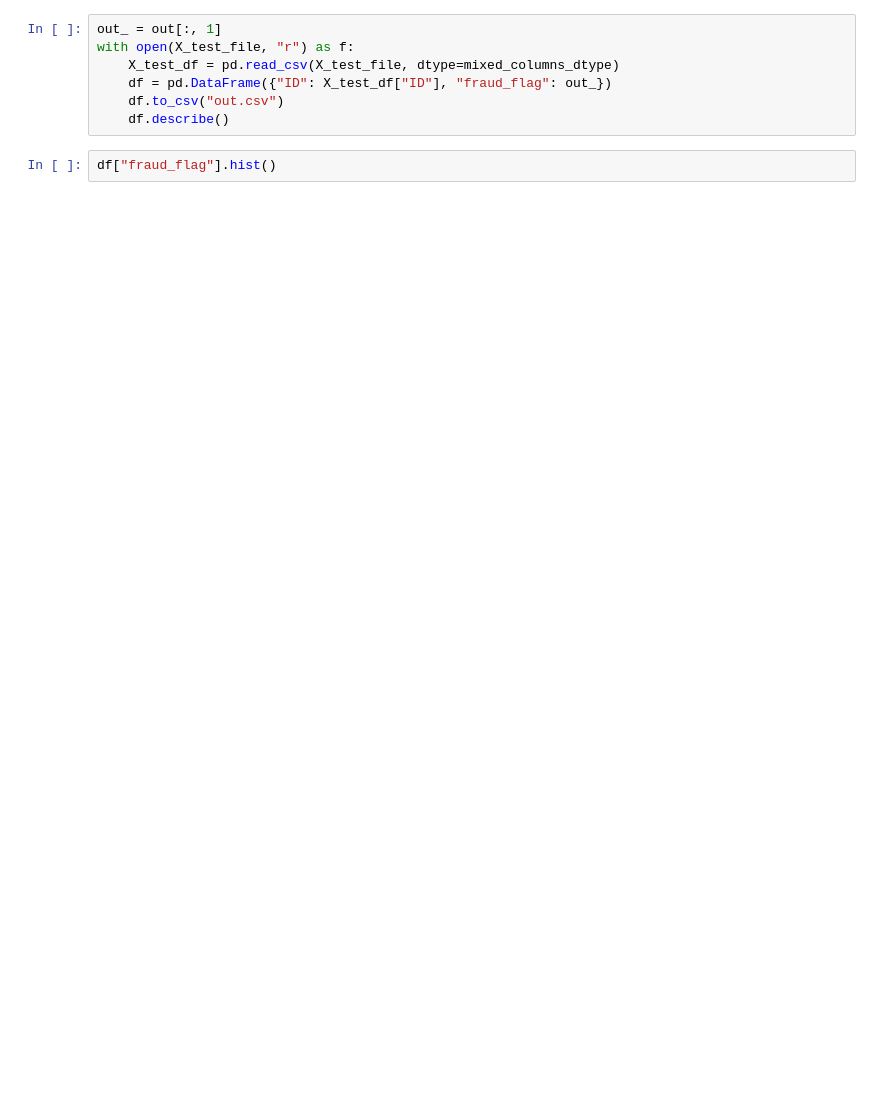
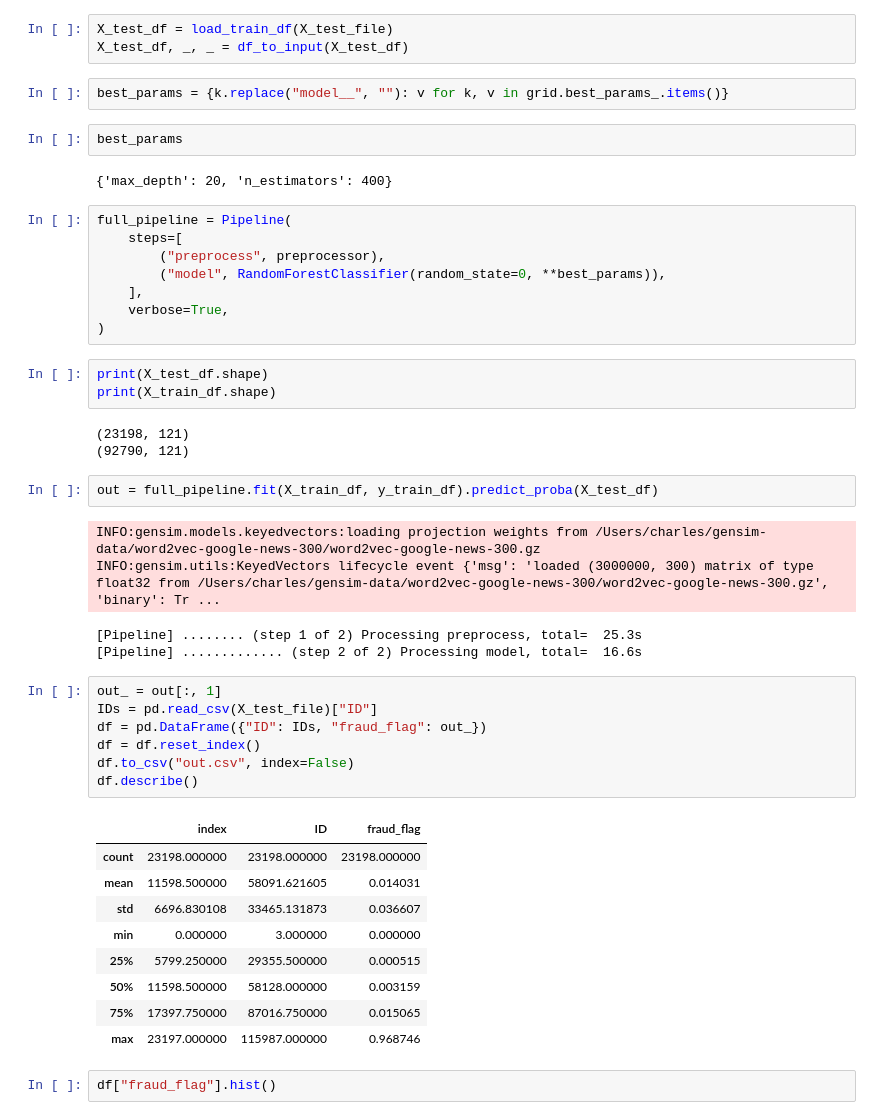
Before and after one commit to charles-zablit/challenge-STASC, a Jupyter notebook: test.ipynb, the cells around one changed output. Saved outputs shown, nothing was run; the diff lists cells and outputs as text; blank space fills up the shorter version.

```diff
--- a/test.ipynb
+++ b/test.ipynb
@@ -351,9 +174,49 @@ out = grid.best_estimator_.predict_proba(X_test_tranformed)
+# %%
+X_test_df = load_train_df(X_test_file)
+X_test_df, _, _ = df_to_input(X_test_df)
+# %%
+best_params = {k.replace("model__", ""): v for k, v in grid.best_params_.items()}
+# %%
+best_params
+# %% [output]
+{'max_depth': 20, 'n_estimators': 400}
+# %%
+full_pipeline = Pipeline(
+    steps=[
+        ("preprocess", preprocessor),
+        ("model", RandomForestClassifier(random_state=0, **best_params)),
+    ],
+    verbose=True,
+)
+# %%
+print(X_test_df.shape)
+print(X_train_df.shape)
+# %% [output]
+(23198, 121)
+(92790, 121)
+# %%
+out = full_pipeline.fit(X_train_df, y_train_df).predict_proba(X_test_df)
+# %% [output]
+INFO:gensim.models.keyedvectors:loading projection weights from /Users/charles/gensim-data/word2vec-google-news-300/word2vec-google-news-300.gz
+INFO:gensim.utils:KeyedVectors lifecycle event {'msg': 'loaded (3000000, 300) matrix of type float32 from /Users/charles/gensim-data/word2vec-google-news-300/word2vec-google-news-300.gz', 'binary': Tr ...
+[Pipeline] ........ (step 1 of 2) Processing preprocess, total=  25.3s
+[Pipeline] ............. (step 2 of 2) Processing model, total=  16.6s
 # %%
 out_ = out[:, 1]
-with open(X_test_file, "r") as f:
-    X_test_df = pd.read_csv(X_test_file, dtype=mixed_columns_dtype)
-    df = pd.DataFrame({"ID": X_test_df["ID"], "fraud_flag": out_})
-    df.to_csv("out.csv")
-    df.describe()
+IDs = pd.read_csv(X_test_file)["ID"]
+df = pd.DataFrame({"ID": IDs, "fraud_flag": out_})
+df = df.reset_index()
+df.to_csv("out.csv", index=False)
+df.describe()
+# %% [output]
+|  | index | ID | fraud_flag |
+| count | 23198.000000 | 23198.000000 | 23198.000000 |
+| mean | 11598.500000 | 58091.621605 | 0.014031 |
+| std | 6696.830108 | 33465.131873 | 0.036607 |
+| min | 0.000000 | 3.000000 | 0.000000 |
+| 25% | 5799.250000 | 29355.500000 | 0.000515 |
+| 50% | 11598.500000 | 58128.000000 | 0.003159 |
+| 75% | 17397.750000 | 87016.750000 | 0.015065 |
+| max | 23197.000000 | 115987.000000 | 0.968746 |
 # %%
 df["fraud_flag"].hist()
```
Also changed, not shown: parts of 16 cells of this notebook, 1 other file.
